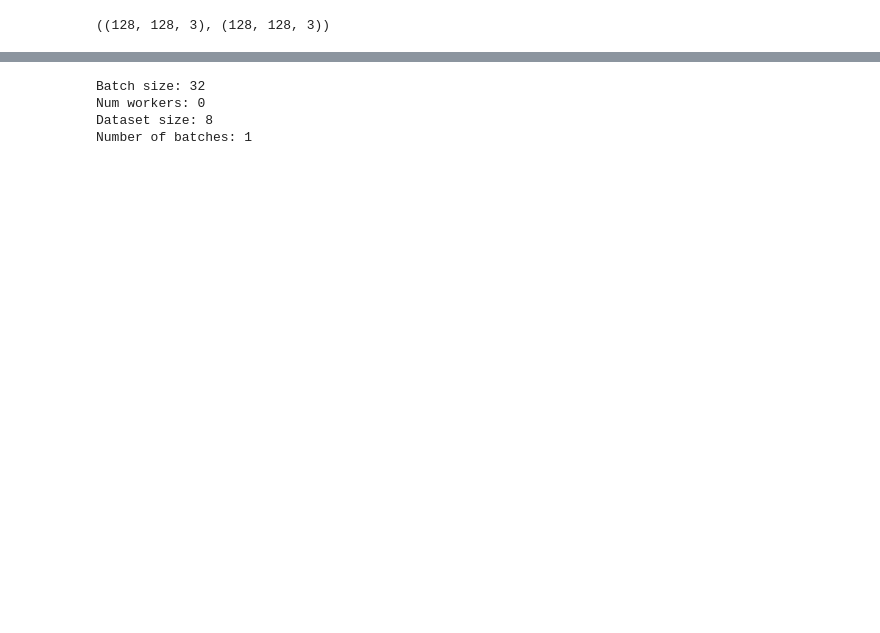
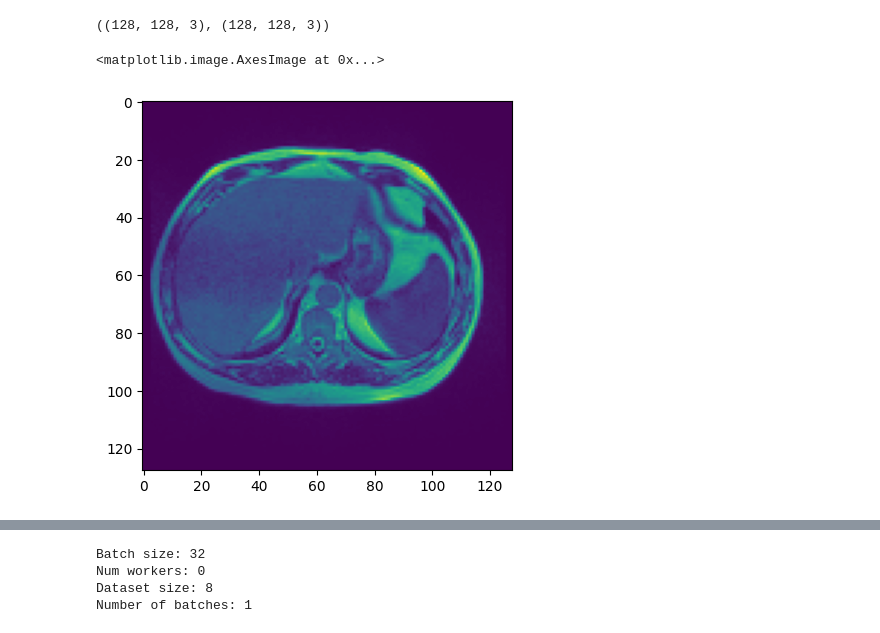
Before and after one commit to Srikaran13/gi-tract-image-segmentation, a Jupyter notebook: notebooks/test.ipynb, the cells around one changed output, grey strips where cells are left out. Drawn from its saved outputs; the diff is of its cells as text; code cells hidden in the pictures; blank space fills up the shorter version.

```diff
--- a/notebooks/test.ipynb
+++ b/notebooks/test.ipynb
@@ -189,3 +264,8 @@ X, y = temp_generator_class.__getitem__(0)
 X.shape, y.shape
 # %% [output]
 ((128, 128, 3), (128, 128, 3))
+# %%
+plt.imshow(X[:,:,0])
+# %% [output]
+<matplotlib.image.AxesImage at 0x...>
+[figure, added]
```
Also changed, not shown: parts of 38 cells of this notebook, 3 other files.
